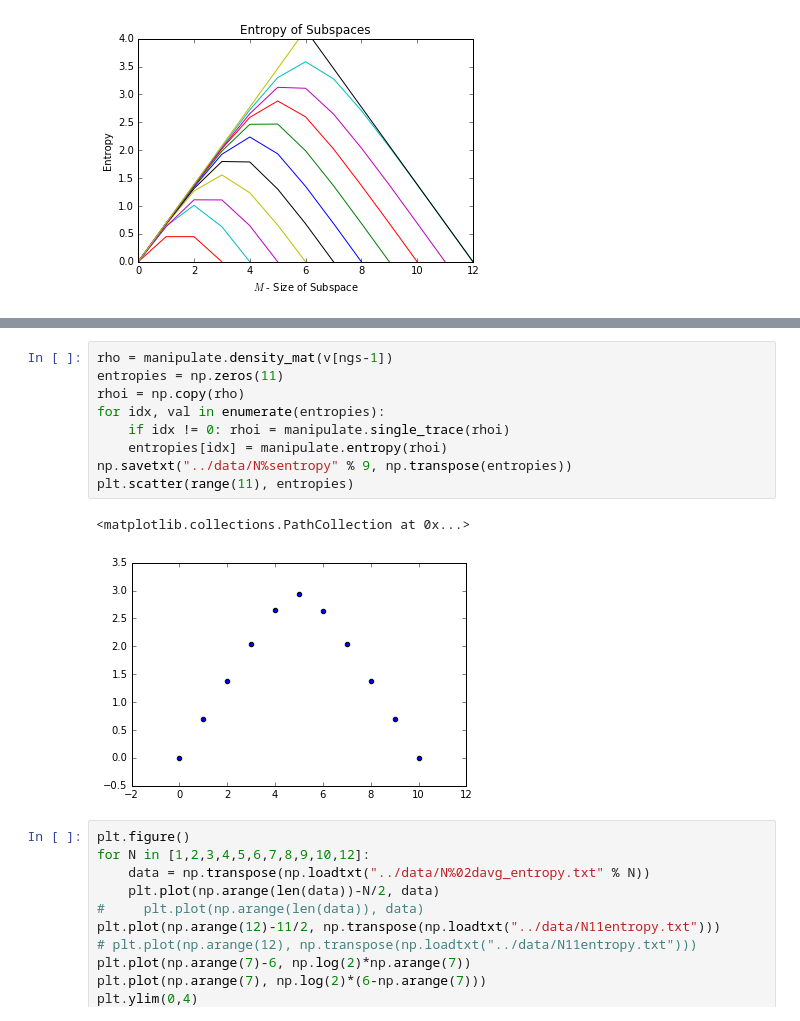
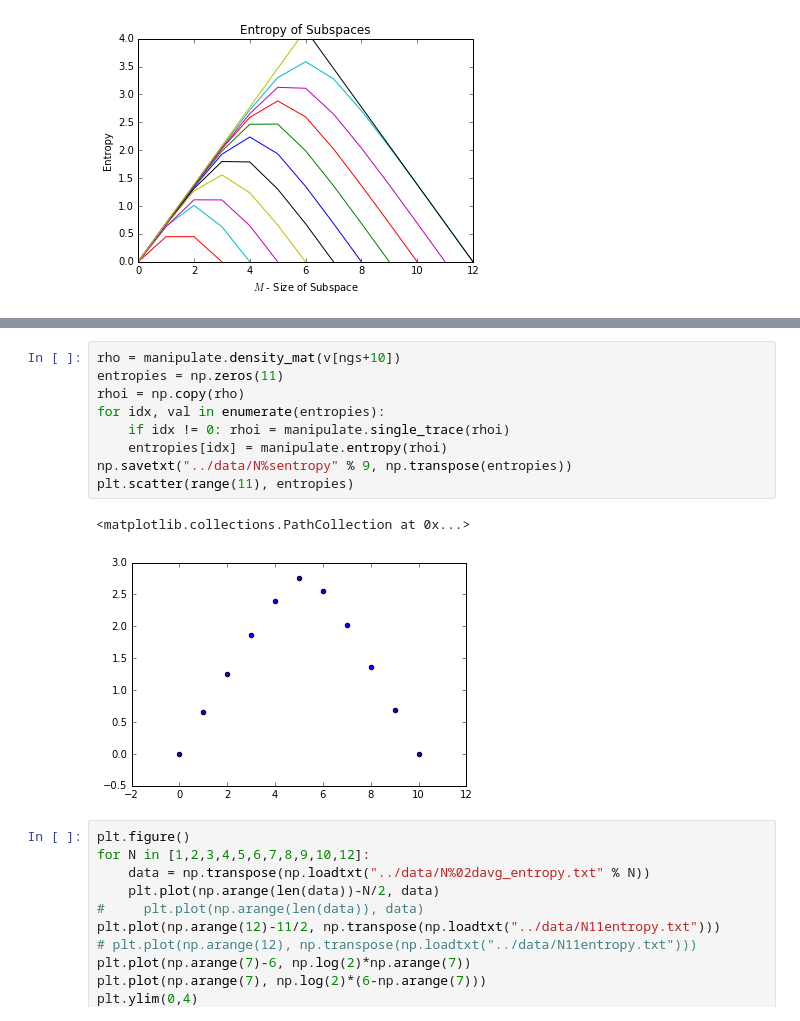
Before and after one commit to cnstahl/JP2, a Jupyter notebook: python/Ground State Entropy.ipynb, the cells around one changed output, grey strips where cells are left out. Saved outputs shown, nothing was run; the diff lists cells and outputs as text.

```diff
--- a/python/Ground State Entropy.ipynb
+++ b/python/Ground State Entropy.ipynb
@@ -183,15 +183,15 @@ plt.show()
 # %%
-rho = manipulate.density_mat(v[ngs-1])
+rho = manipulate.density_mat(v[ngs+10])
 entropies = np.zeros(11)
 rhoi = np.copy(rho)
 for idx, val in enumerate(entropies):
     if idx != 0: rhoi = manipulate.single_trace(rhoi)
     entropies[idx] = manipulate.entropy(rhoi)
 np.savetxt("../data/N%sentropy" % 9, np.transpose(entropies))
 plt.scatter(range(11), entropies)
 # %% [output]
 <matplotlib.collections.PathCollection at 0x...>
-[figure, old version]
+[figure, new version]
 # %%
 plt.figure()
 for N in [1,2,3,4,5,6,7,8,9,10,12]:
```
Also changed, not shown: parts of 1 cell of this notebook, 4 other files.
